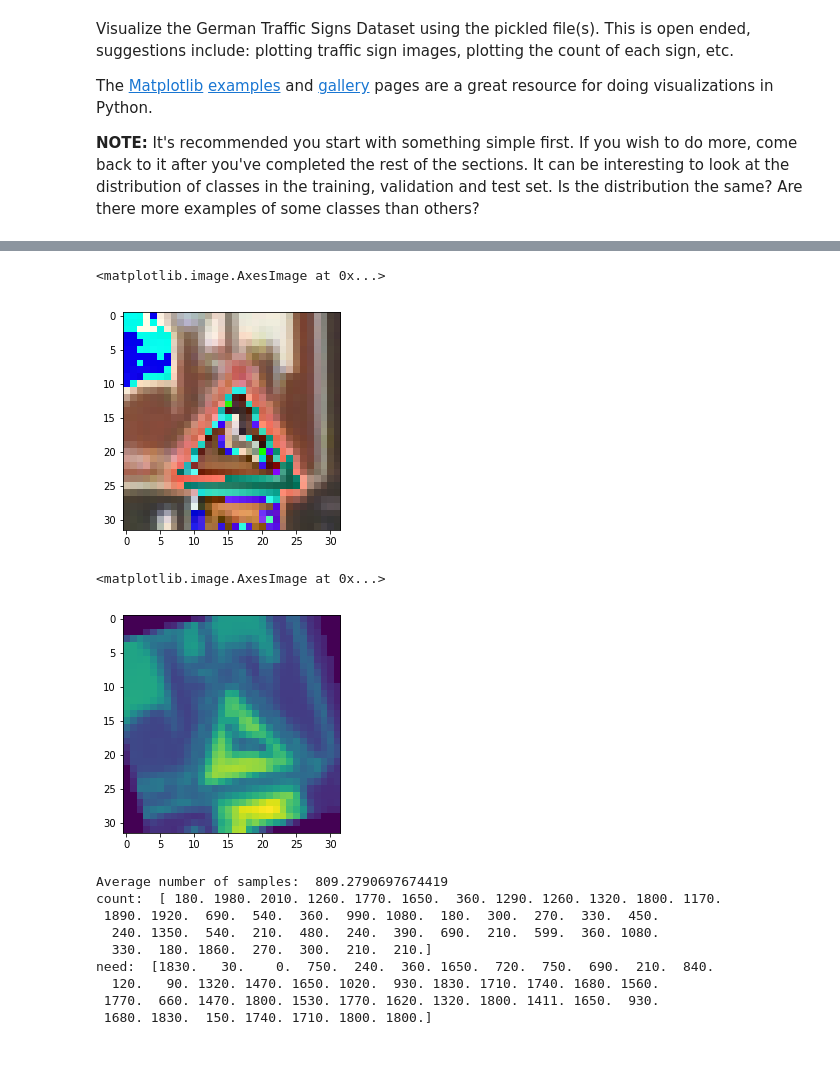
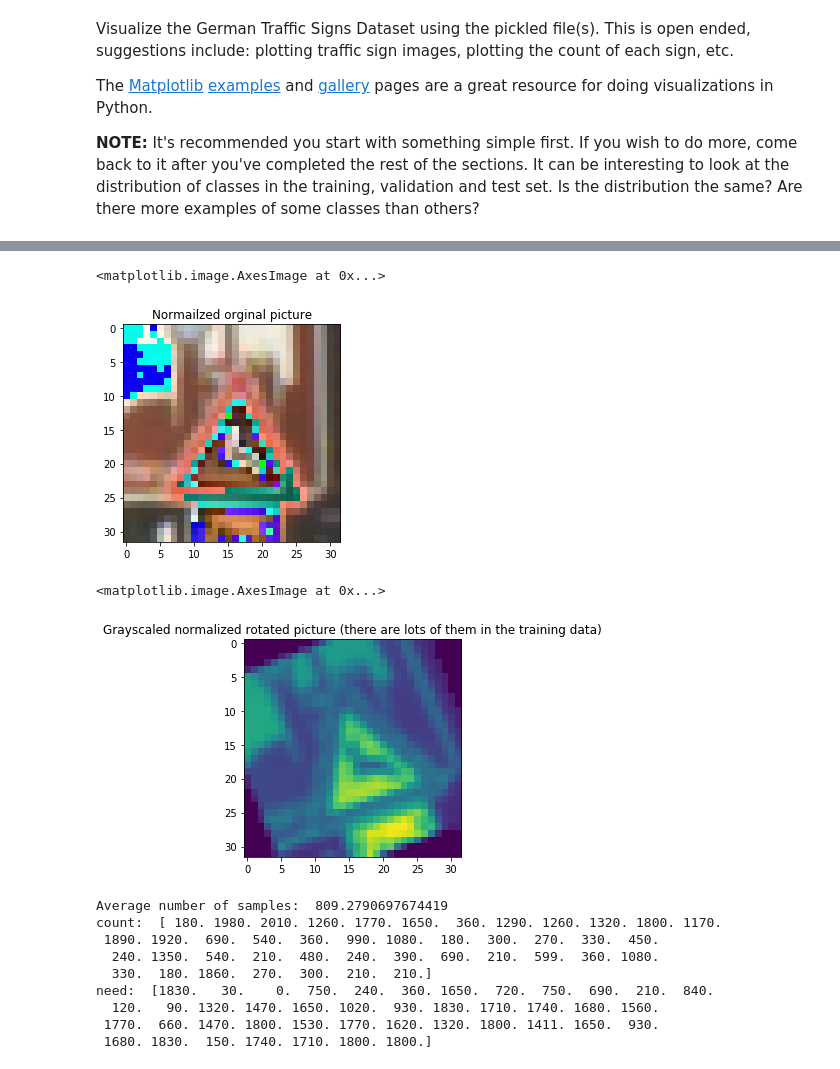
Before and after one commit to rozoalex/Traffic_Sign_Classifier, a Jupyter notebook: Traffic_Sign_Classifier.ipynb, the cells around one changed output, grey strips where cells are left out. Saved outputs shown, nothing was run; the diff lists cells and outputs as text; code cells hidden in the pictures.

```diff
--- a/Traffic_Sign_Classifier.ipynb
+++ b/Traffic_Sign_Classifier.ipynb
@@ -118,17 +121,19 @@ plt.imshow(X_train[757])
 # %%
 def normalize(x):
     return (x.astype(float) - 128) / 128
+plt.title('Normailzed orginal picture')
 plt.imshow(normalize(X_train[757]))
 # %% [output]
 <matplotlib.image.AxesImage at 0x...>
-[figure, old version]
+[figure, new version]
 # %%
 def rgb2gray(rgb_images):
     return np.dot(rgb_images[...,:3], [0.299, 0.587, 0.114])
+plt.title('Grayscaled normalized rotated picture (there are lots of them in the training data)')
 plt.imshow(rgb2gray(normalize(sk.transform.rotate(X_train[757], random.uniform(-25, 25)))))
 # %% [output]
 <matplotlib.image.AxesImage at 0x...>
-[figure, old version]
+[figure, new version]
 # %%
 counting = np.zeros(n_classes)
 label_to_sample = {}
```
Also changed, not shown: parts of 15 cells of this notebook, 3 other files.
